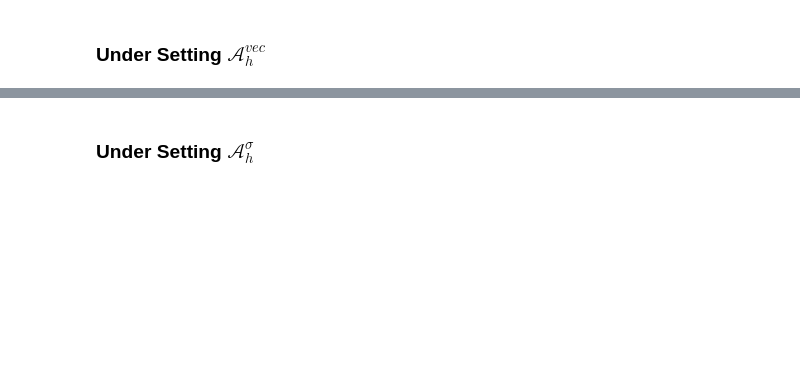
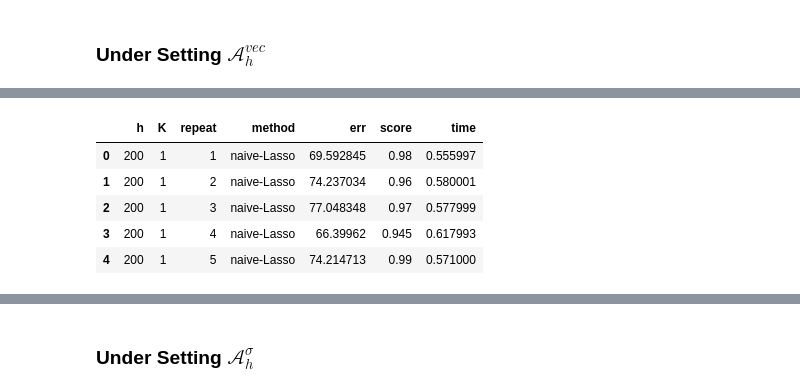
Before and after one commit to ZPZhou-lab/MatrixGLM, a Jupyter notebook: simulation.ipynb, the cells around one changed output, grey strips where cells are left out. Cells and saved outputs as stored; diff of their text form; code cells hidden in the pictures; blank space fills up the shorter version.

```diff
--- a/simulation.ipynb
+++ b/simulation.ipynb
@@ -28,20 +57,2 @@ def regression_data(B : np.ndarray, W : list, n0 : int=100, nk : int=100):
-# %%
-# generate samples and labels for binary logistic problems
-def binary_logistic_data(B : np.ndarray, W : list, n0 : int=100, nk : int=100):
-    def sigmoid(x):
-        return 1 / (1 + np.exp(-x))
-    K = len(W)
-    p1, p2 = B.shape[0], B.shape[1]
-    X_target = np.random.randn(n0,p1,p2)
-    logits = batch_mat_prod(X_target,B)
-    y_target = np.random.binomial(1,sigmoid(logits),size=n0)
-    X_source, y_source = [], []
-    for k in range(K):
-        X_s = np.random.randn(nk,p1,p2)
-        logits_t = batch_mat_prod(X_s,W[k])
-        y_s = np.random.binomial(1,sigmoid(logits_t),size=nk)
-        X_source.append(X_s.copy())
-        y_source.append(y_s.copy())
-    return X_target, X_source, y_target, y_source
 # %% [markdown]
 ### Under Setting $\mathcal{A}_h^{vec}$
@@ -151,0 +94,24 @@ result.to_csc("./results/simulation_sec4_knownA_vec_linear.csv",index=False)
+# %%
+# init results
+models = ["naive-Lasso","naive-Nuclear","A-Lasso-Lasso","A-Nuclear-Lasso","A-Nuclear-Nuclear"]
+optimal_lambdas = {
+    "transfer_naive-Lasso": 0, "debias_naive-Lasso": 4.5*1e-3,
+    "transfer_naive-Nuclear": 0, "debias_naive-Nuclear": 3e-2,
+    "transfer_A-Lasso-Lasso": 5*1e-3, "debias_A-Lasso-Lasso": 6*1e-3,
+    "transfer_A-Nuclear-Lasso": 3e-2, "debias_A-Nuclear-Lasso": 4e-2,
+    "transfer_A-Nuclear-Nuclear": 3e-2, "debias_A-Nuclear-Nuclear": 4e-2}
+h_list = [200,500,1000]
+result,_ = Sec41_simulation(
+    models=models,task="classification",h_list=h_list,
+    coef_func=GenerateCoef_vec,data_func=binary_logistic_data,
+    replicate=100,Kmax=10,scale="auto",n_jobs=12,
+    optimal_lambda=optimal_lambdas,base=True)
+# result.to_csv("./results/simulation_sec4_knownA_vec_logistic.csv",index=False)
+result.head()
+# %% [output]
+|  | h | K | repeat | method | err | score | time |
+| 0 | 200 | 1 | 1 | naive-Lasso | 69.592845 | 0.98 | 0.555997 |
+| 1 | 200 | 1 | 2 | naive-Lasso | 74.237034 | 0.96 | 0.580001 |
+| 2 | 200 | 1 | 3 | naive-Lasso | 77.048348 | 0.97 | 0.577999 |
+| 3 | 200 | 1 | 4 | naive-Lasso | 66.39962 | 0.945 | 0.617993 |
+| 4 | 200 | 1 | 5 | naive-Lasso | 74.214713 | 0.99 | 0.571000 |
```
Also changed, not shown: parts of 36 cells of this notebook, 16 other files.
